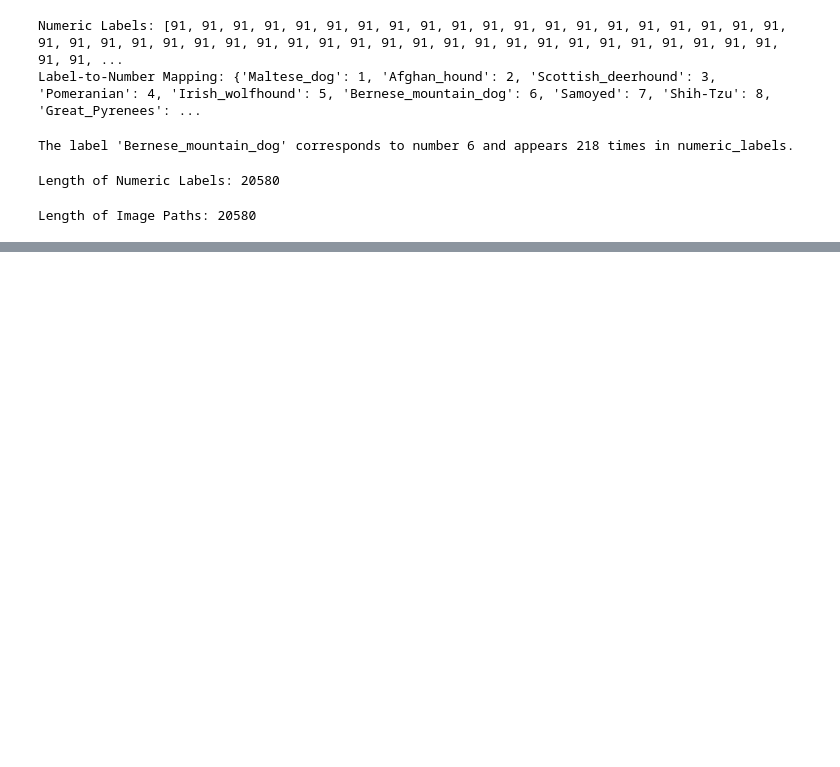
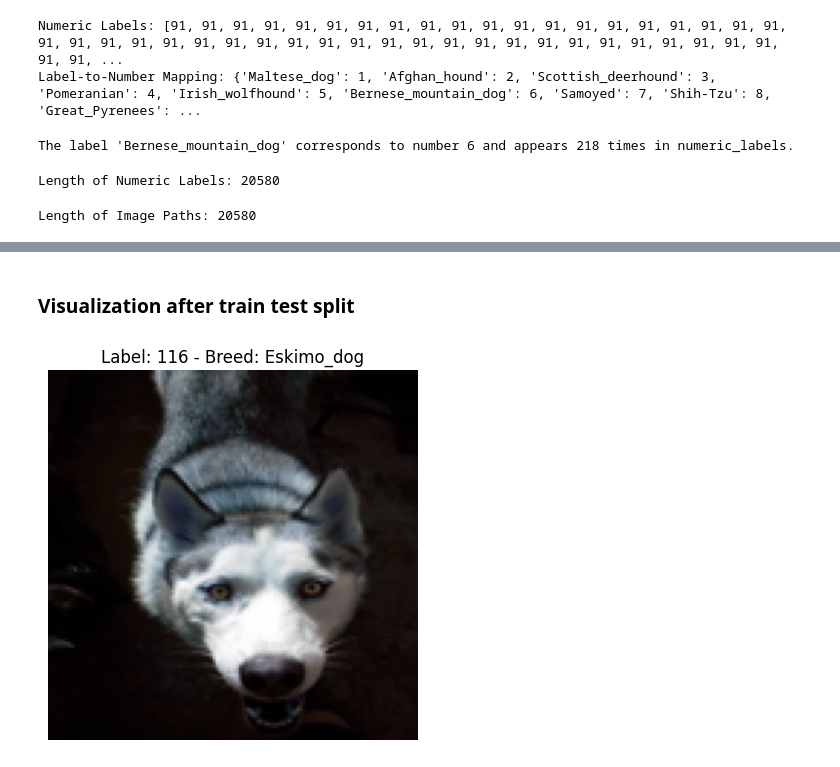
Before and after one commit to sudhi48/Dog-Breeds-Classification, a Jupyter notebook: dog_breeds_classification.ipynb, the cells around one changed output, grey strips where cells are left out. Saved outputs shown, nothing was run; the diff lists cells and outputs as text; code cells hidden in the pictures; blank space fills up the shorter version.

Commit message:
train test splitting of data

```diff
--- a/dog_breeds_classification.ipynb
+++ b/dog_breeds_classification.ipynb
@@ -199,0 +236,3 @@ Length of Image Paths: 20580
+# %%
+# train test split
+X_train, X_test, y_train, y_test = process_and_split_images(image_paths,numeric_labels)
@@ -199,0 +280,36 @@ Length of Image Paths: 20580
+# %% [markdown]
+### Visualization after train test split
+# %%
+import cv2
+import matplotlib.pyplot as plt
+
+def show_image_with_label(image, label, label_rank_map):
+    """
+    Displays an image with the corresponding numeric and label name.
+
+    Parameters:
+        image (numpy array): The image to display.
+        label (int): The numeric label (rank) of the dog breed.
+        label_rank_map (dict): Dictionary mapping breed names to their numeric ranks.
+
+    """
+    # Find the breed name from label_rank_map using the numeric label
+    breed_name = [key for key, value in label_rank_map.items() if value == label]
+
+    # If breed_name list is not empty, get the first item, else show 'Unknown'
+    breed_name = breed_name[0] if breed_name else 'Unknown'
+
+    # Convert image to RGB (assuming it's in BGR format)
+    image_rgb = cv2.cvtColor(image, cv2.COLOR_BGR2RGB)
+
+    # Display the image with the title showing both label and breed name
+    plt.imshow(image_rgb)
+    plt.title(f"Label: {label} - Breed: {breed_name}")  # Display rank and breed name
+    plt.axis('off')
+    plt.show()
+
+# Example usage
+# Show the image at index 1 in y_train
+show_image_with_label(X_train[1], y_train[1], label_rank_map)
+# %% [output]
+[figure, added]
```
Also changed, not shown: parts of 7 cells of this notebook.
